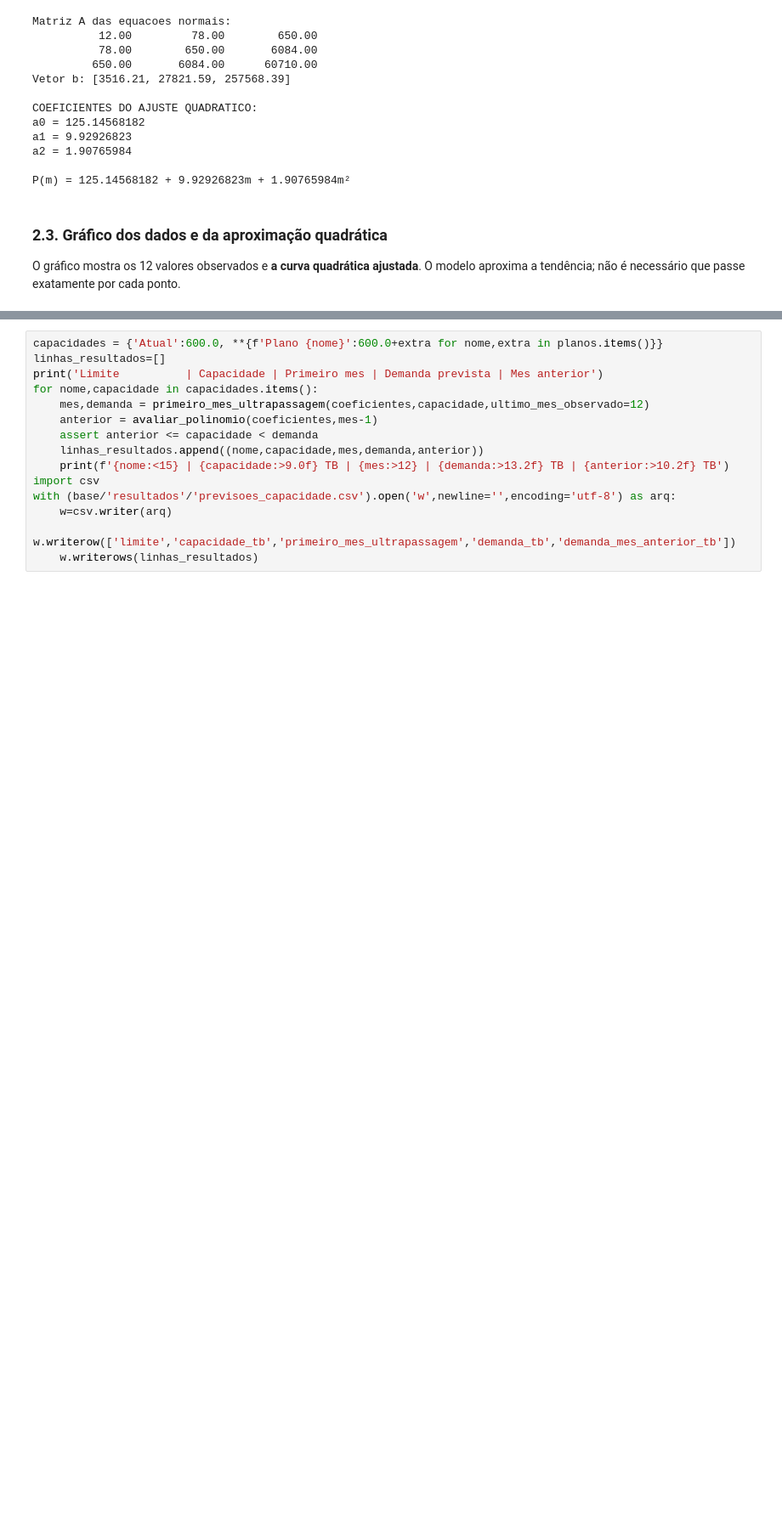
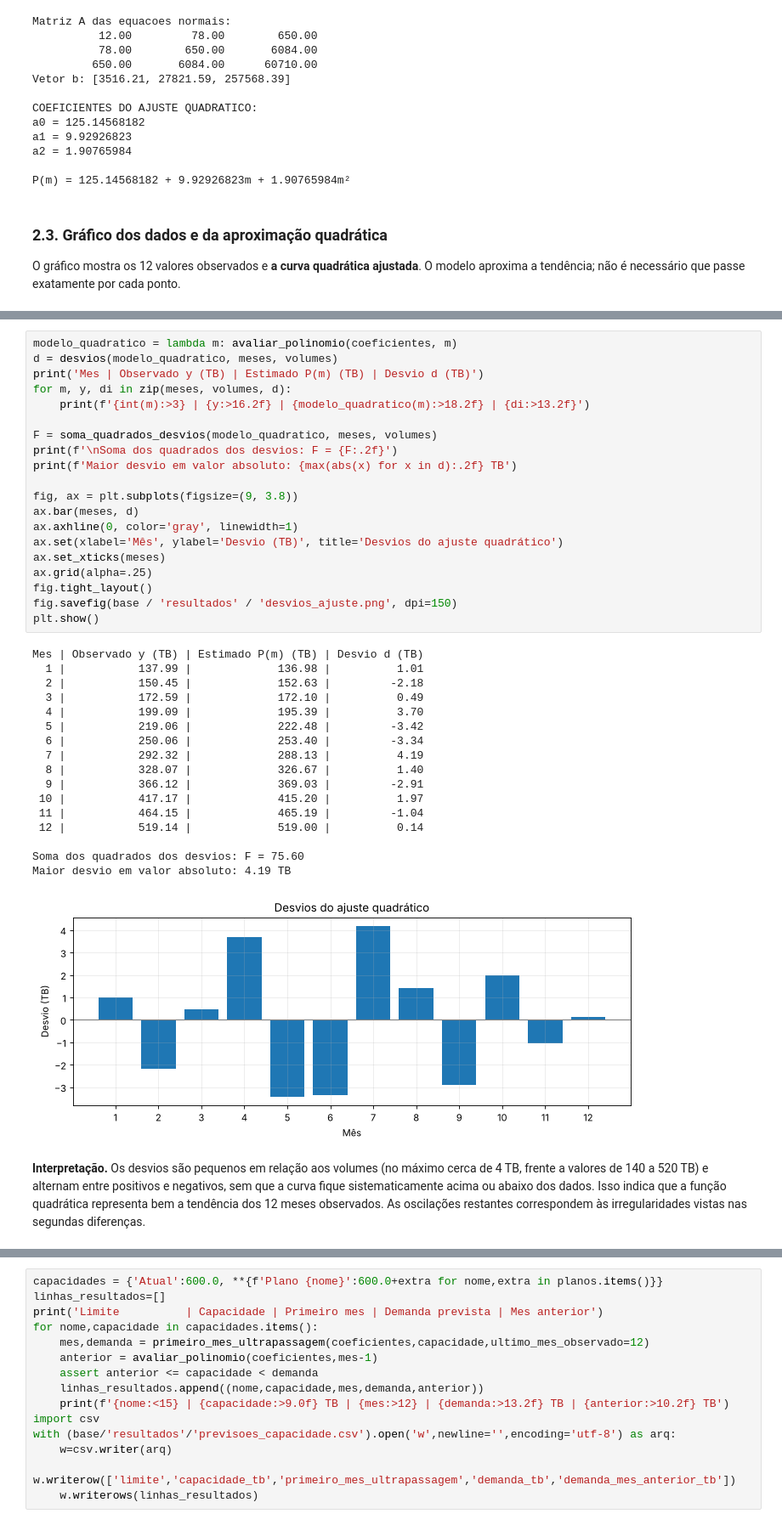
Before and after one commit to FrancisLauriano/projeto_metodos_numericos_cap_servidores, a Jupyter notebook: notebooks/analise_capacidade.ipynb, the cells around one changed output, grey strips where cells are left out. Shown at 85% size. Drawn from its saved outputs; the diff is of its cells as text; blank space fills up the shorter version.

```diff
--- a/notebooks/analise_capacidade.ipynb
+++ b/notebooks/analise_capacidade.ipynb
@@ -287,0 +280,40 @@ Essa avaliação mês a mês é uma verificação direta do modelo ajustado, **n
+# %%
+modelo_quadratico = lambda m: avaliar_polinomio(coeficientes, m)
+d = desvios(modelo_quadratico, meses, volumes)
+print('Mes | Observado y (TB) | Estimado P(m) (TB) | Desvio d (TB)')
+for m, y, di in zip(meses, volumes, d):
+    print(f'{int(m):>3} | {y:>16.2f} | {modelo_quadratico(m):>18.2f} | {di:>13.2f}')
+
+F = soma_quadrados_desvios(modelo_quadratico, meses, volumes)
+print(f'\nSoma dos quadrados dos desvios: F = {F:.2f}')
+print(f'Maior desvio em valor absoluto: {max(abs(x) for x in d):.2f} TB')
+
+fig, ax = plt.subplots(figsize=(9, 3.8))
+ax.bar(meses, d)
+ax.axhline(0, color='gray', linewidth=1)
+ax.set(xlabel='Mês', ylabel='Desvio (TB)', title='Desvios do ajuste quadrático')
+ax.set_xticks(meses)
+ax.grid(alpha=.25)
+fig.tight_layout()
+fig.savefig(base / 'resultados' / 'desvios_ajuste.png', dpi=150)
+plt.show()
+# %% [output]
+Mes | Observado y (TB) | Estimado P(m) (TB) | Desvio d (TB)
+  1 |           137.99 |             136.98 |          1.01
+  2 |           150.45 |             152.63 |         -2.18
+  3 |           172.59 |             172.10 |          0.49
+  4 |           199.09 |             195.39 |          3.70
+  5 |           219.06 |             222.48 |         -3.42
+  6 |           250.06 |             253.40 |         -3.34
+  7 |           292.32 |             288.13 |          4.19
+  8 |           328.07 |             326.67 |          1.40
+  9 |           366.12 |             369.03 |         -2.91
+ 10 |           417.17 |             415.20 |          1.97
+ 11 |           464.15 |             465.19 |         -1.04
+ 12 |           519.14 |             519.00 |          0.14
+
+Soma dos quadrados dos desvios: F = 75.60
+Maior desvio em valor absoluto: 4.19 TB
+[figure, added]
+# %% [markdown]
+**Interpretação.** Os desvios são pequenos em relação aos volumes (no máximo cerca de 4 TB, frente a valores de 140 a 520 TB) e alternam entre positivos e negativos, sem que a curva fique sistematicamente acima ou abaixo dos dados. Isso indica que a função quadrática representa bem a tendência dos 12 meses observados. As oscilações restantes correspondem às irregularidades vistas nas segundas diferenças.
```
Also changed, not shown: parts of 17 cells of this notebook, 11 other files.
